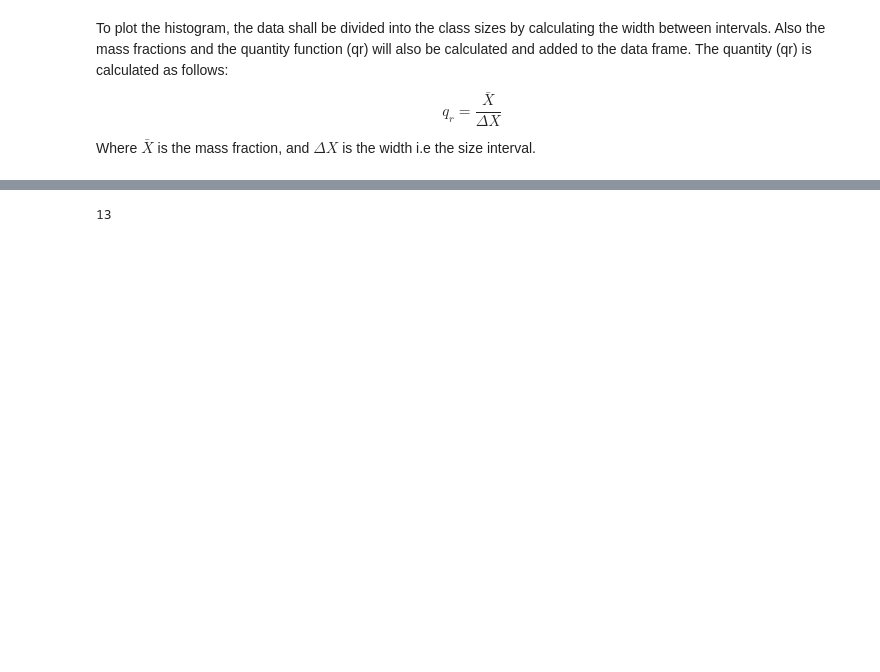
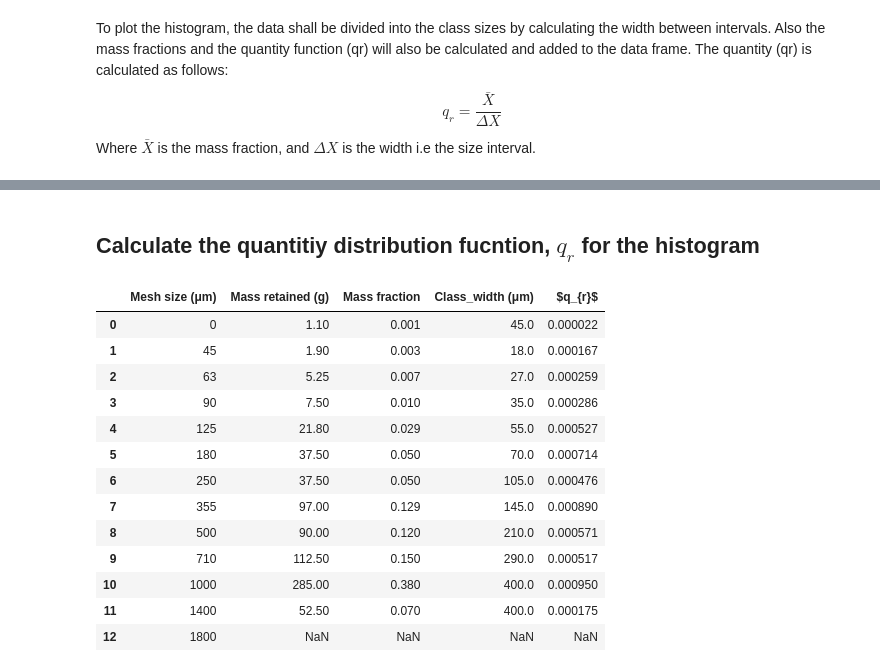
Before and after one commit to sethsomtoo/Particle-size-analysis-with-python, a Jupyter notebook: Project_3/particle_size_analysis.ipynb, the cells around one changed output, grey strips where cells are left out. Cells and saved outputs as stored; diff of their text form; code cells hidden in the pictures; blank space fills up the shorter version.

```diff
--- a/Project_3/particle_size_analysis.ipynb
+++ b/Project_3/particle_size_analysis.ipynb
@@ -75,3 +47,10 @@ def massfrac(df):
+# %% [markdown]
+## Calculate the quantitiy distribution fucntion, $q_{r}$ for the histogram
 # %%
+# Define the function for mass fractions
+def mass_fraction(mass):
+    '''This function requires the column of mass retained from the data frame to be parsed in.
+    It will then compute the mass fractions.
+    '''
+    mass_frac = (mass / mass.sum()).round(3)
+    return mass_frac
-# %% [output]
-13
@@ -77,0 +65,24 @@ def massfrac(df):
+# %%
+# Compute the mass fractions and the class widths by calling the respective functions
+df2 = df.copy()
+df2['Mass fraction'] = mass_fraction(df2['Mass retained (g)'])
+df2['Class_width (μm)'] = class_width(df2['Mesh size (μm)']).shift(-1)
+
+# Compute the quantity distribution function for the histogram
+df2['$q_{r}$'] = df2['Mass fraction'] / df2['Class_width (μm)']
+df2
+# %% [output]
+|  | Mesh size (μm) | Mass retained (g) | Mass fraction | Class_width (μm) | $q_{r}$ |
+| 0 | 0 | 1.10 | 0.001 | 45.0 | 0.000022 |
+| 1 | 45 | 1.90 | 0.003 | 18.0 | 0.000167 |
+| 2 | 63 | 5.25 | 0.007 | 27.0 | 0.000259 |
+| 3 | 90 | 7.50 | 0.010 | 35.0 | 0.000286 |
+| 4 | 125 | 21.80 | 0.029 | 55.0 | 0.000527 |
+| 5 | 180 | 37.50 | 0.050 | 70.0 | 0.000714 |
+| 6 | 250 | 37.50 | 0.050 | 105.0 | 0.000476 |
+| 7 | 355 | 97.00 | 0.129 | 145.0 | 0.000890 |
+| 8 | 500 | 90.00 | 0.120 | 210.0 | 0.000571 |
+| 9 | 710 | 112.50 | 0.150 | 290.0 | 0.000517 |
+| 10 | 1000 | 285.00 | 0.380 | 400.0 | 0.000950 |
+| 11 | 1400 | 52.50 | 0.070 | 400.0 | 0.000175 |
+| 12 | 1800 | NaN | NaN | NaN | NaN |
```
Also changed, not shown: parts of 11 cells of this notebook, 1 other file.
